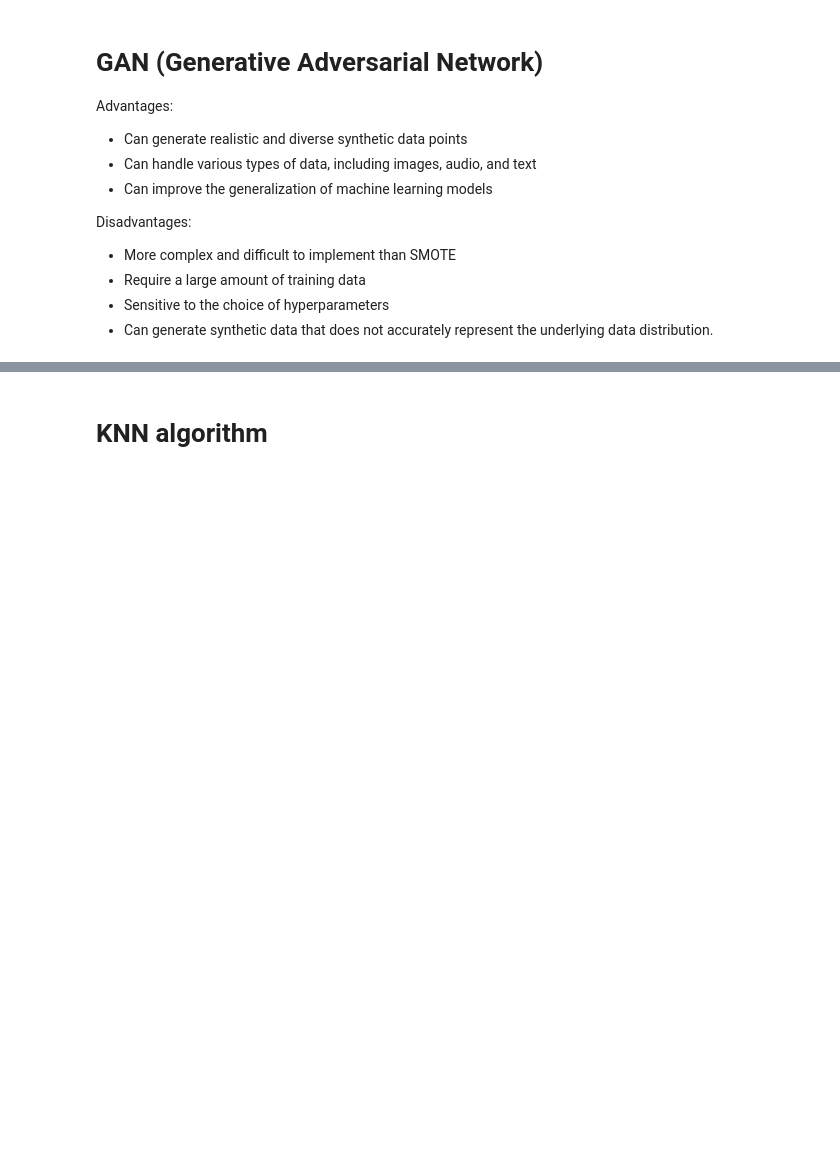
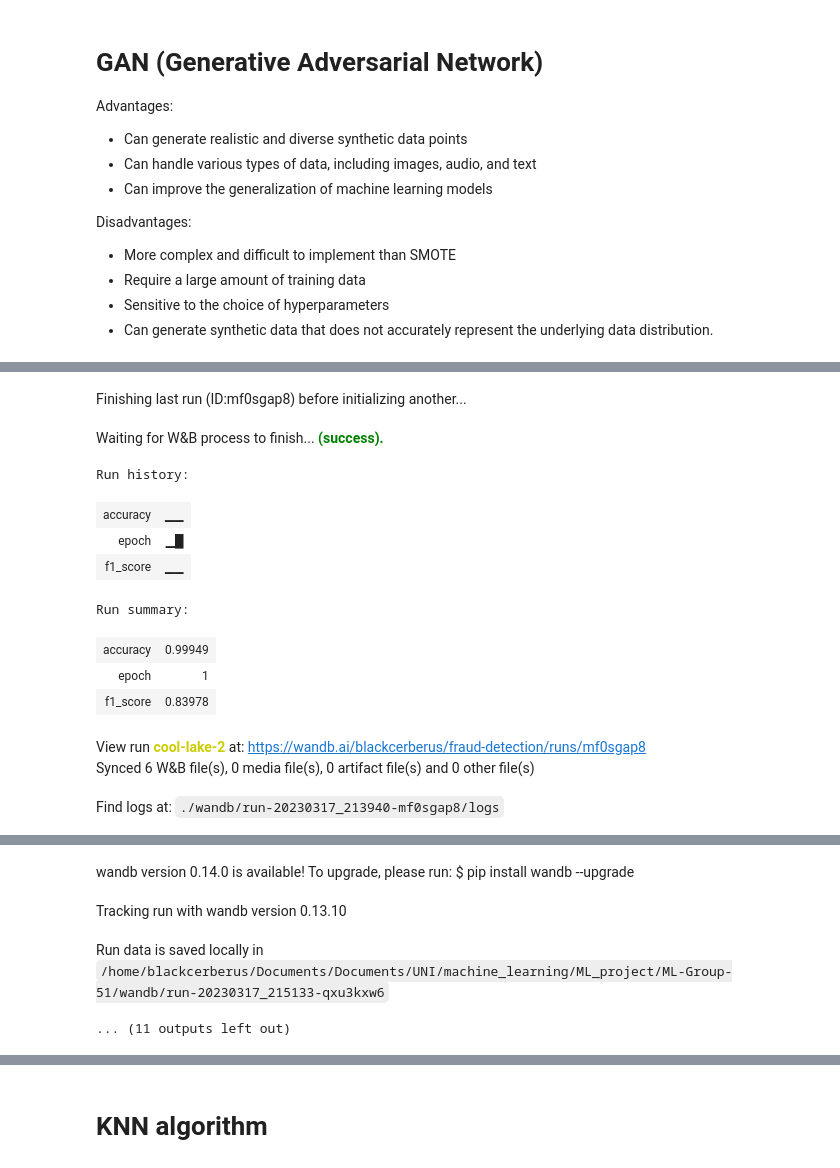
Before and after one commit to vladvuc/ML-Group-51, a Jupyter notebook: Credit Card Fraud.ipynb, the cells around one changed output, grey strips where cells are left out. Cells and saved outputs as stored; diff of their text form; code cells hidden in the pictures; blank space fills up the shorter version.

Commit message:
wandb, random forest, GaussianNB

```diff
--- a/Credit Card Fraud.ipynb
+++ b/Credit Card Fraud.ipynb
@@ -247,0 +259,62 @@ X_train_ctgan, y_train_ctgan = ctgan.sample(len(X_train_org))
+# %%
+# Import necessary libraries
+import pandas as pd
+from sklearn.ensemble import RandomForestClassifier
+from sklearn.model_selection import train_test_split
+from sklearn.metrics import confusion_matrix, classification_report
+from sklearn.metrics import f1_score
+import wandb
+
+
+# Initialize wandb
+wandb.init(project="fraud-detection")
+
+# Create Random Forest classifier with 100 trees
+clf = RandomForestClassifier(n_estimators=100, random_state=42)
+
+# Log the hyperparameters to wandb
+wandb.config.n_estimators = 100
+wandb.config.random_state = 42
+
+# Fit the model to the training data and log the metrics to wandb
+for epoch in range(1):
+    clf.fit(X_train, y_train)
+    y_pred = clf.predict(X_val)
+    wandb.log({"epoch": epoch, "accuracy": clf.score(X_val, y_val), "f1_score": f1_score(y_val, y_pred)})
+
+# Evaluate the final performance of the model and log the metrics to wandb
+y_pred = clf.predict(X_val)
+print(confusion_matrix(y_val, y_val))
+print(classification_report(y_val, y_val))
+wandb.log({"final_accuracy": clf.score(X_val, y_val), "final_f1_score": f1_score(y_val, y_pred)})
+
+# Finish the wandb run
+wandb.finish()
+
+
+# # Create Random Forest classifier with 100 trees
+# clf = RandomForestClassifier(n_estimators=100, random_state=42)
+
+# # Fit the model to the training data
+# clf.fit(X_train, y_train)
+
+# # Predict the class of the test data
+# y_pred = clf.predict(X_val)
+
+# # Evaluate the performance of the model
+# print(confusion_matrix(y_test, y_pred))
+# print(classification_report(y_test, y_pred))
+# %% [output]
+Finishing last run (ID:mf0sgap8) before initializing another...
+Waiting for W&B process to finish... (success).
+Run history:
+| accuracy | ▁▁ |
+| epoch | ▁█ |
+| f1_score | ▁▁ |
+Run summary:
+| accuracy | 0.99949 |
+| epoch | 1 |
+| f1_score | 0.83978 |
+View run cool-lake-2 at: https://wandb.ai/blackcerberus/fraud-detection/runs/mf0sgap8
+Synced 6 W&B file(s), 0 media file(s), 0 artifact file(s) and 0 other file(s)
+Find logs at: ./wandb/run-20230317_213940-mf0sgap8/logs
@@ -247,0 +322,4 @@ X_train_ctgan, y_train_ctgan = ctgan.sample(len(X_train_org))
+wandb version 0.14.0 is available! To upgrade, please run: $ pip install wandb --upgrade
+Tracking run with wandb version 0.13.10
+Run data is saved locally in /home/blackcerberus/Documents/Documents/UNI/machine_learning/ML_project/ML-Group-51/wandb/run-20230317_215133-qxu3kxw6
+... (11 outputs left out)
```
Also changed, not shown: parts of 10 cells of this notebook, 57 other files.
